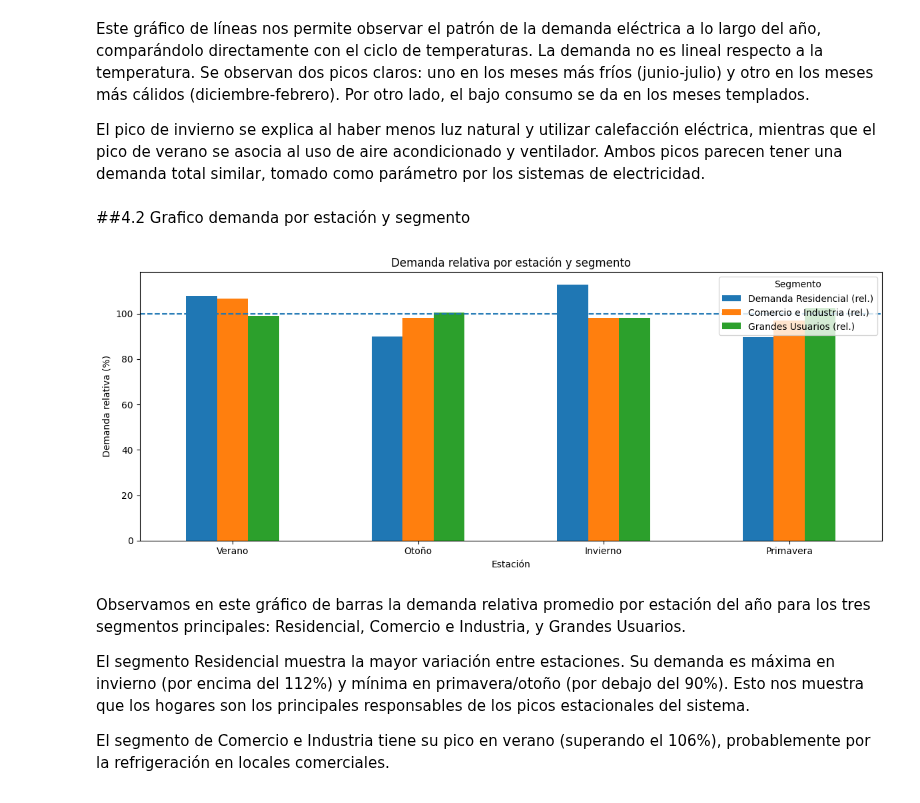
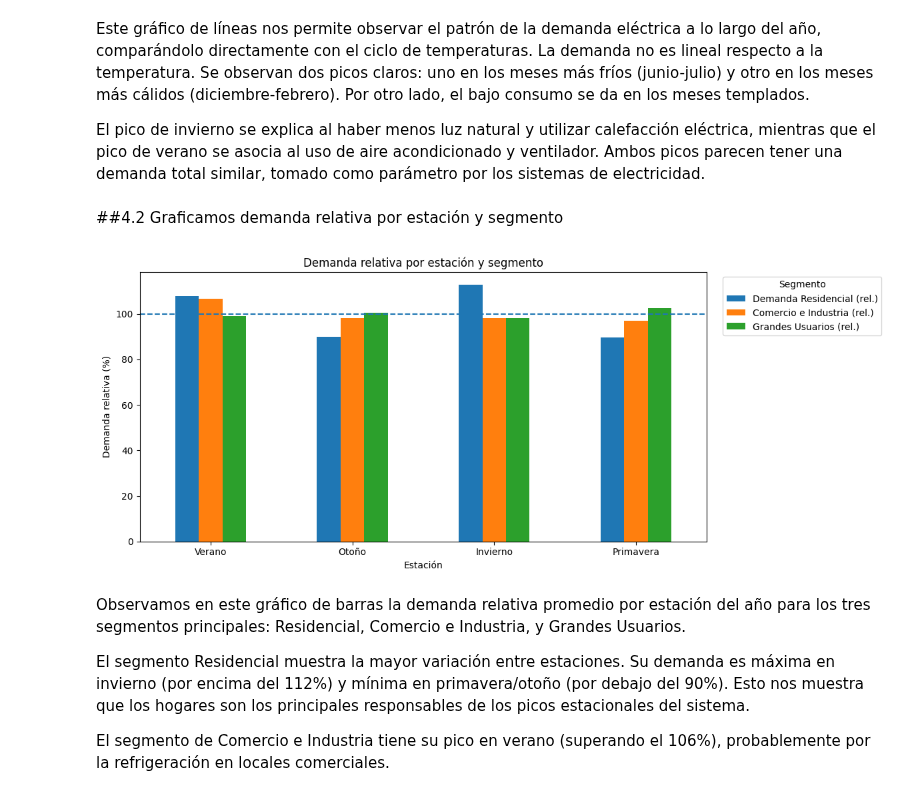
Before and after one commit to RafaelSeri/TP_LABO_MET, a Jupyter notebook: notebooks/Tp_labo.ipynb, the cells around one changed output. Saved outputs shown, nothing was run; the diff lists cells and outputs as text; code cells hidden in the pictures.

```diff
--- a/notebooks/Tp_labo.ipynb
+++ b/notebooks/Tp_labo.ipynb
@@ -852,31 +852,36 @@ La demanda no es lineal respecto a la temperatura. Se observan dos picos claros:
 El pico de invierno se explica al haber menos luz natural y utilizar calefacción eléctrica, mientras que el pico de verano se asocia al uso de aire acondicionado y ventilador.
 Ambos picos parecen tener una demanda total similar, tomado como parámetro por los sistemas de electricidad.
 # %% [markdown]
-##4.2 Grafico demanda por estación y segmento
+##4.2 Graficamos demanda relativa por estación y segmento
 # %%
 columnas_segmentos = [
     'Demanda Residencial (rel.)',
     'Comercio e Industria (rel.)',
     'Grandes Usuarios (rel.)'
 ]
 
-por_estacion[columnas_segmentos].plot(
+# Creamos el gráfico guardando la referencia a los ejes ('ax')
+ax = por_estacion[columnas_segmentos].plot(
     kind='bar',
     figsize=(12, 5)
 )
 
 plt.axhline(100, linestyle='--')
 plt.title('Demanda relativa por estación y segmento')
 plt.xlabel('Estación')
 plt.ylabel('Demanda relativa (%)')
 plt.xticks(rotation=0)
-plt.legend(title='Segmento')
+
+# Movemos la leyenda fuera del gráfico, a la derecha
+plt.legend(title='Segmento', bbox_to_anchor=(1.02, 1), loc='upper left')
+
+# Ajustamos el layout para que la leyenda no se corte al exportar
 plt.tight_layout()
 
 plt.savefig('demanda_relativa_estacion_segmento.png', dpi=200)
 plt.show()
 # %% [output]
-[figure, old version]
+[figure, new version]
 # %% [markdown]
 Observamos en este gráfico de barras la demanda relativa promedio por estación del año para los tres segmentos principales: Residencial, Comercio e Industria, y Grandes Usuarios.
 
```
Also changed, not shown: parts of 15 cells of this notebook.
